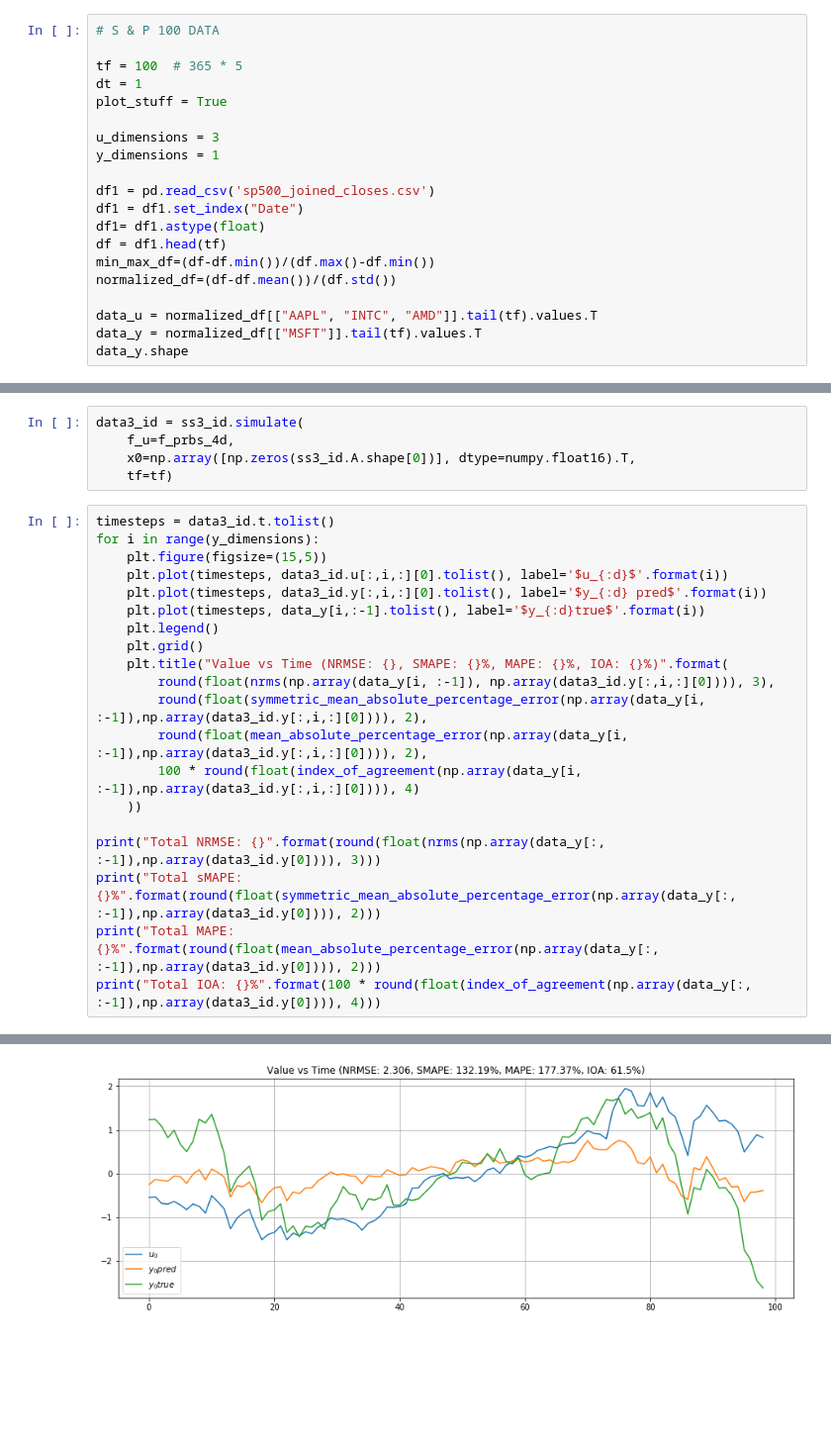
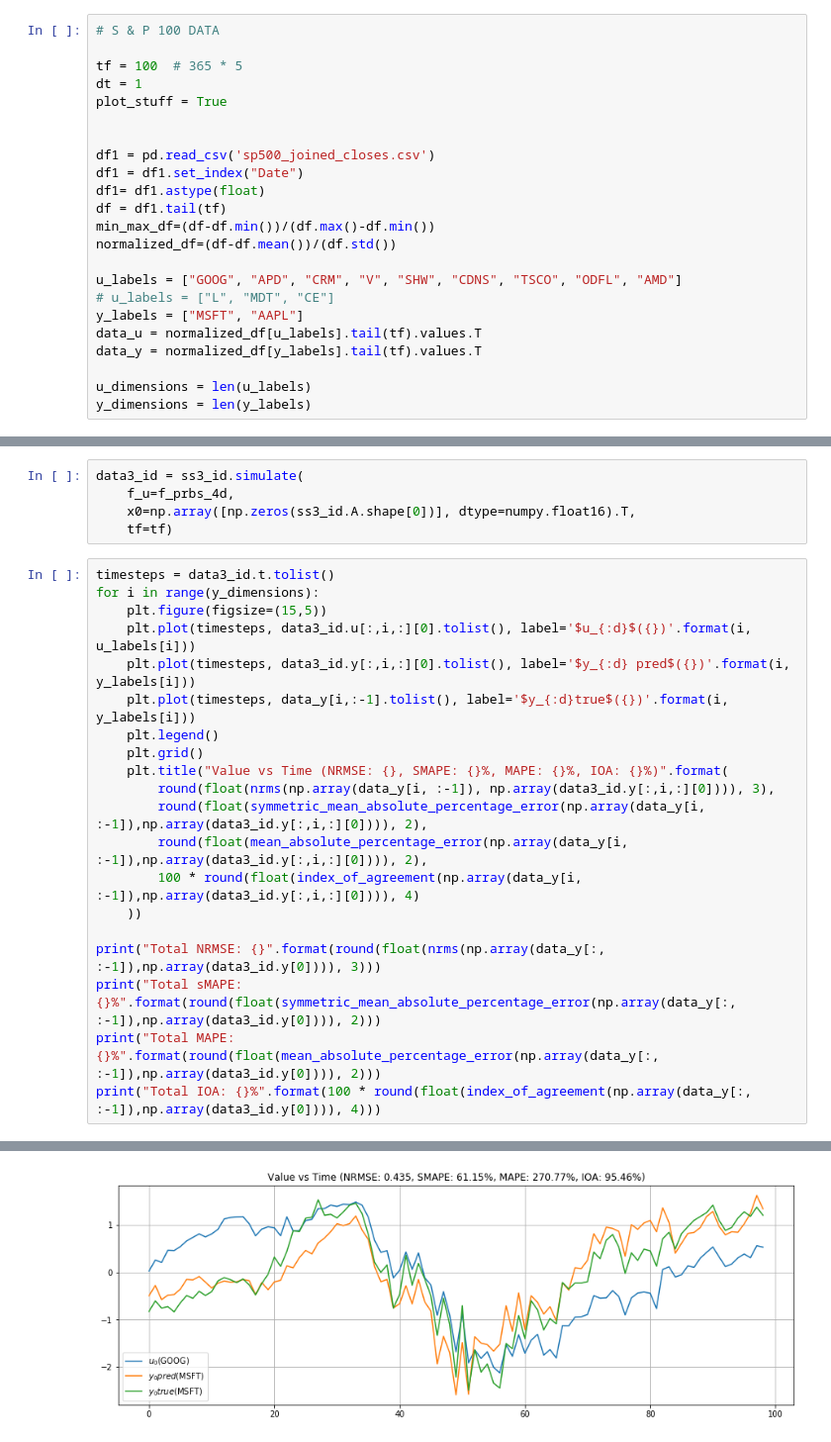
Before and after one commit to temp3rr0r/sysid, a Jupyter notebook: examples/System Identification GPU.ipynb, the cells around one changed output, grey strips where cells are left out. Shown at 99% size. Cells and saved outputs as stored; diff of their text form; blank space fills up the shorter version.

Commit message:
Real data (AAPL, MSFC) MIMO [many IN, 2+ OUT] :D

```diff
--- a/examples/System Identification GPU.ipynb
+++ b/examples/System Identification GPU.ipynb
@@ -35,16 +35,19 @@ tf = 100  # 365 * 5
 dt = 1
 plot_stuff = True
 
-u_dimensions = 3
-y_dimensions = 1
 
 df1 = pd.read_csv('sp500_joined_closes.csv')
 df1 = df1.set_index("Date")
 df1= df1.astype(float)
-df = df1.head(tf)
+df = df1.tail(tf)
 min_max_df=(df-df.min())/(df.max()-df.min())
 normalized_df=(df-df.mean())/(df.std())
 
-data_u = normalized_df[["AAPL", "INTC", "AMD"]].tail(tf).values.T
-data_y = normalized_df[["MSFT"]].tail(tf).values.T
-data_y.shape
+u_labels = ["GOOG", "APD", "CRM", "V", "SHW", "CDNS", "TSCO", "ODFL", "AMD"]
+# u_labels = ["L", "MDT", "CE"]
+y_labels = ["MSFT", "AAPL"]
+data_u = normalized_df[u_labels].tail(tf).values.T
+data_y = normalized_df[y_labels].tail(tf).values.T
+
+u_dimensions = len(u_labels)
+y_dimensions = len(y_labels)
@@ -78,9 +100,9 @@ data3_id = ss3_id.simulate(
 timesteps = data3_id.t.tolist()
 for i in range(y_dimensions):
     plt.figure(figsize=(15,5))
-    plt.plot(timesteps, data3_id.u[:,i,:][0].tolist(), label='$u_{:d}$'.format(i))
-    plt.plot(timesteps, data3_id.y[:,i,:][0].tolist(), label='$y_{:d} pred$'.format(i))
-    plt.plot(timesteps, data_y[i,:-1].tolist(), label='$y_{:d}true$'.format(i))
+    plt.plot(timesteps, data3_id.u[:,i,:][0].tolist(), label='$u_{:d}$({})'.format(i, u_labels[i]))
+    plt.plot(timesteps, data3_id.y[:,i,:][0].tolist(), label='$y_{:d} pred$({})'.format(i, y_labels[i]))
+    plt.plot(timesteps, data_y[i,:-1].tolist(), label='$y_{:d}true$({})'.format(i, y_labels[i]))
     plt.legend()
     plt.grid()
     plt.title("Value vs Time (NRMSE: {}, SMAPE: {}%, MAPE: {}%, IOA: {}%)".format(
@@ -102 +124 @@ Total IOA: 61.5%
-[figure, old version]
+[figure, new version]
```
Also changed, not shown: parts of 4 cells of this notebook.
